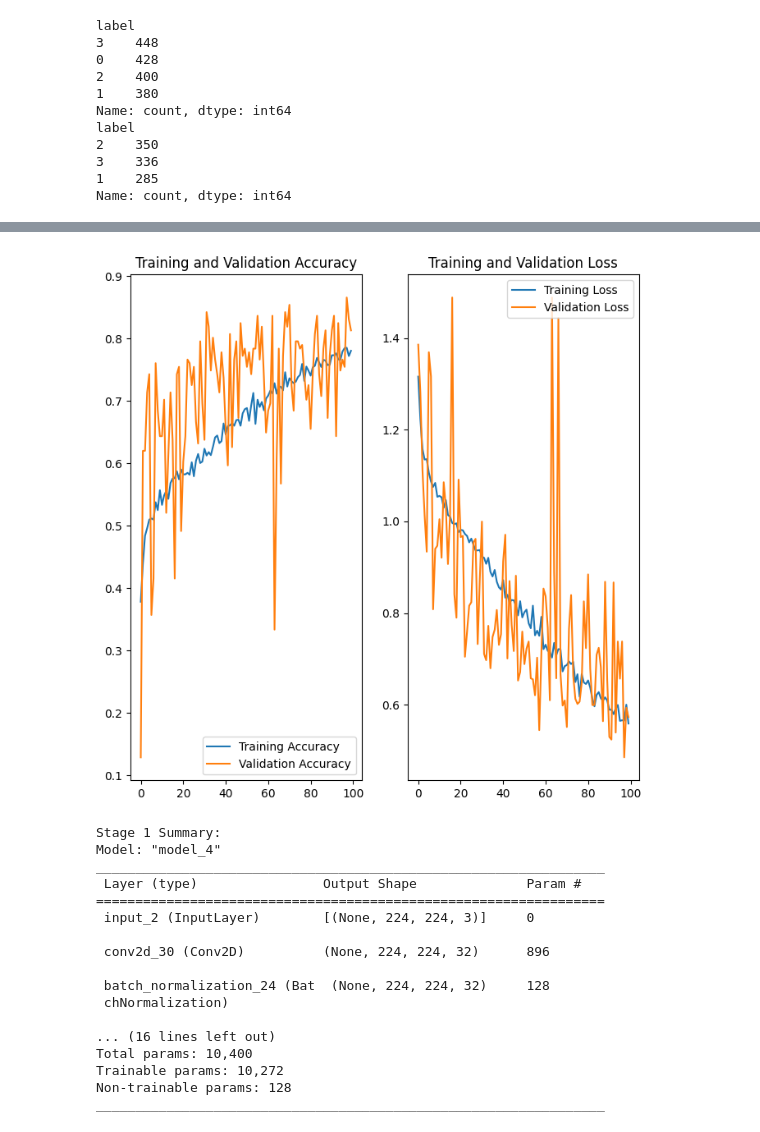
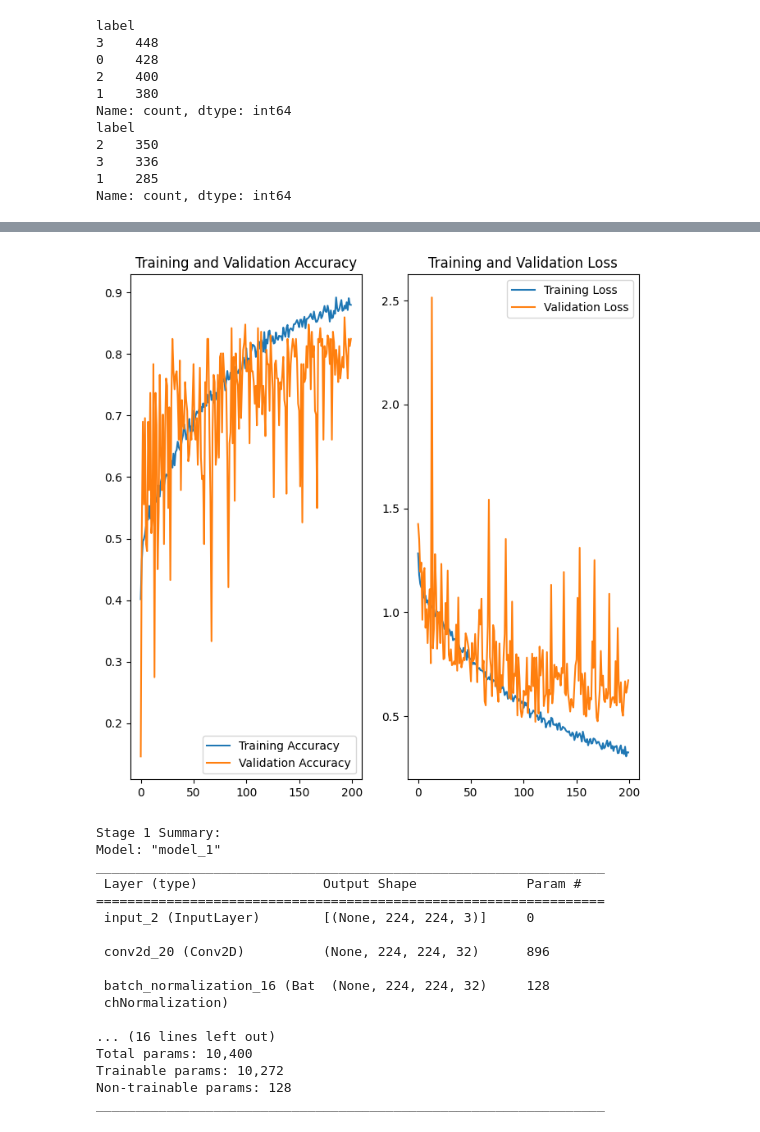
Before and after one commit to ghwjd/Lab, a Jupyter notebook: PeerJ_mem.ipynb, the cells around one changed output, grey strips where cells are left out. Cells and saved outputs as stored; diff of their text form; code cells hidden in the pictures.

```diff
--- a/PeerJ_mem.ipynb
+++ b/PeerJ_mem.ipynb
@@ -329,7 +329,7 @@ with strategy.scope():
     stage3_output = stage3(stage2_output)
 
     # Concatenate 전에 모든 텐서의 크기를 동일하게 맞추기
-    # stage3_output = UpSampling2D(size=(4, 4), interpolation='bilinear')(stage3_output)  # (224, 224, 32) -> (1792, 1792, 32)
+    # stage1_output = UpSampling2D(size=(4, 4), interpolation='bilinear')(stage1_output)  # (224, 224, 32) -> (1792, 1792, 32)
     # stage2_output = UpSampling2D(size=(2, 2), interpolation='bilinear')(stage2_output)  # (448, 448, 64) -> (1792, 1792, 64)
 
     # 필요한 경우 채널 수를 맞추기 위해 Conv2D 사용
@@ -352,7 +352,7 @@ with strategy.scope():
     history = model.fit(
         train_generator,
         steps_per_epoch=len(train_generator),
-        epochs=100,
+        epochs=200,
         validation_data=val_generator,
         validation_steps=len(val_generator)
     )
@@ -434,29 +434,29 @@ Epoch 100/100
 # %%
 import matplotlib.pyplot as plt
 
 # 학습 결과 시각화
 acc = history.history['accuracy']
 val_acc = history.history['val_accuracy']
 loss = history.history['loss']
 val_loss = history.history['val_loss']
 
-epochs_range = range(100)
+epochs_range = range(200)
 
 plt.figure(figsize=(8, 8))
 plt.subplot(1, 2, 1)
 plt.plot(epochs_range, acc, label='Training Accuracy')
 plt.plot(epochs_range, val_acc, label='Validation Accuracy')
 plt.legend(loc='lower right')
 plt.title('Training and Validation Accuracy')
 
 plt.subplot(1, 2, 2)
 plt.plot(epochs_range, loss, label='Training Loss')
 plt.plot(epochs_range, val_loss, label='Validation Loss')
 plt.legend(loc='upper right')
 plt.title('Training and Validation Loss')
 plt.show()
 # %% [output]
-[figure, old version]
+[figure, new version]
 # %%
 # Stage 1 summary
 stage1_output = stage1(input_tensor)
@@ -465,15 +465,15 @@ print("Stage 1 Summary:")
 stage1_model.summary()
 # %% [output]
 Stage 1 Summary:
-Model: "model_4"
+Model: "model_1"
 _________________________________________________________________
  Layer (type)                Output Shape              Param #
 =================================================================
  input_2 (InputLayer)        [(None, 224, 224, 3)]     0
 
- conv2d_30 (Conv2D)          (None, 224, 224, 32)      896
+ conv2d_20 (Conv2D)          (None, 224, 224, 32)      896
 
- batch_normalization_24 (Bat  (None, 224, 224, 32)     128
+ batch_normalization_16 (Bat  (None, 224, 224, 32)     128
  chNormalization)
 
 ... (16 lines left out)
```
Also changed, not shown: parts of 4 cells of this notebook.
